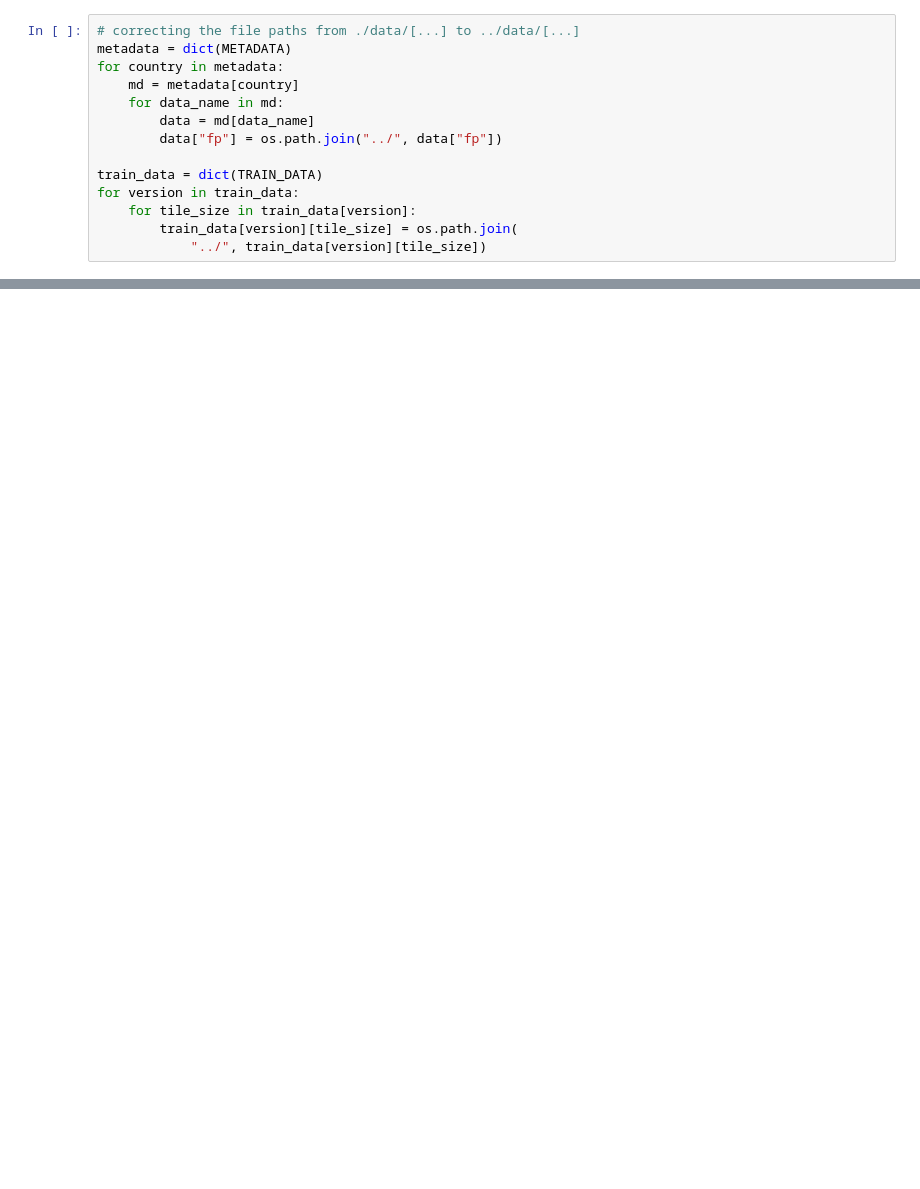
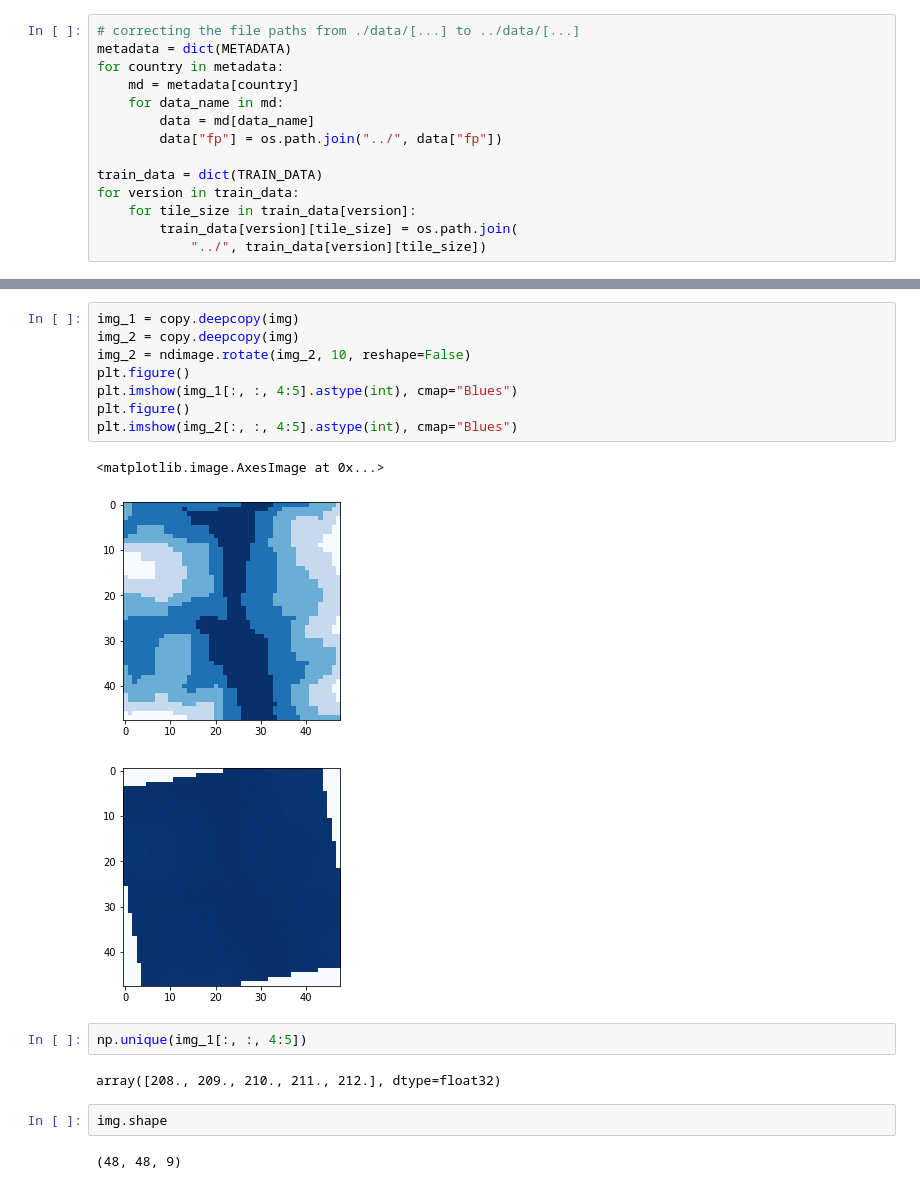
Before and after one commit to narthnil/b2p-siteident, a Jupyter notebook: notebooks/visualize_training_data.ipynb, the cells around one changed output, grey strips where cells are left out. Drawn from its saved outputs; the diff is of its cells as text; blank space fills up the shorter version.

```diff
--- a/notebooks/visualize_training_data.ipynb
+++ b/notebooks/visualize_training_data.ipynb
@@ -84,0 +91,20 @@ Text(0.5, 1.0, 'Admin bounds')
+# %%
+img_1 = copy.deepcopy(img)
+img_2 = copy.deepcopy(img)
+img_2 = ndimage.rotate(img_2, 10, reshape=False)
+plt.figure()
+plt.imshow(img_1[:, :, 4:5].astype(int), cmap="Blues")
+plt.figure()
+plt.imshow(img_2[:, :, 4:5].astype(int), cmap="Blues")
+# %% [output]
+<matplotlib.image.AxesImage at 0x...>
+[figure, added]
+[figure, added]
+# %%
+np.unique(img_1[:, :, 4:5])
+# %% [output]
+array([208., 209., 210., 211., 212.], dtype=float32)
+# %%
+img.shape
+# %% [output]
+(48, 48, 9)
```
Also changed, not shown: parts of 8 cells of this notebook, 11 other files.
